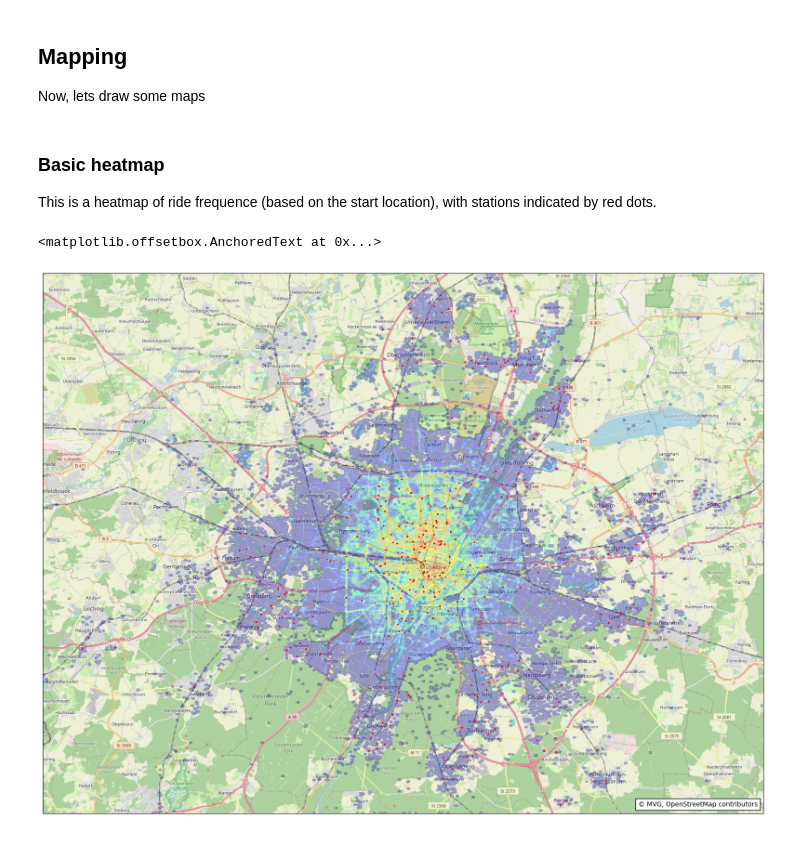
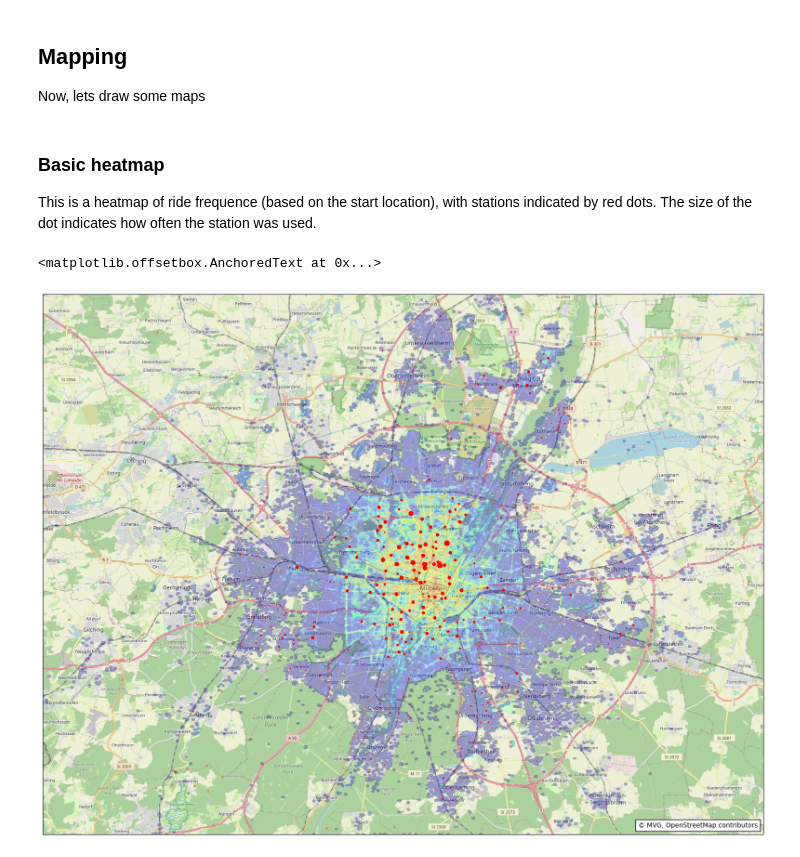
Before and after one commit to oefe/mvg-rad, a Jupyter notebook: mvg-rad.ipynb, the cells around one changed output. Cells and saved outputs as stored; diff of their text form; code cells hidden in the pictures.

Commit message:
Calculate and display station usage

```diff
--- a/mvg-rad.ipynb
+++ b/mvg-rad.ipynb
@@ -121,6 +121,7 @@ def get_stations(prefix: str):
             pl.first(f"{prefix}_lon").alias("lon"),
             pl.min("start_time"),
             pl.max("end_time"),
+            pl.len().alias(f"{prefix}_count")
         )
         .filter(
             pl.col("station") != "",
@@ -131,7 +132,7 @@ def get_stations(prefix: str):
 
 
 stations = (
-    pl.concat([get_stations("start"), get_stations("end")])
+    pl.concat([get_stations("start"), get_stations("end")],how="diagonal")
     .sort(pl.col("station"))
     .group_by("station")
     .agg(
@@ -139,7 +140,10 @@ stations = (
         pl.mean("lon"),
         pl.min("start_time"),
         pl.max("end_time"),
+        pl.sum("start_count"),
+        pl.sum("end_count"),
     )
+    .with_columns(count=pl.col("start_count") + pl.col("end_count"))
 ).sort("station")
 # %% [markdown]
 ## Basic investigations
@@ -308,36 +348,37 @@ Now, lets draw some maps
 ### Basic heatmap
 
 This is a heatmap of ride frequence (based on the start location), with stations indicated by red dots.
+The size of the dot indicates how often the station was used.
 # %%
 imagery = OSM(cache=True)
 
 fig = plt.figure(figsize=(20, 20))
 ax = fig.add_subplot(1, 1, 1, projection=imagery.crs)
 ax.set_extent([MIN_LON, MAX_LON, MIN_LAT, MAX_LAT], ccrs.PlateCarree())
 ax.add_image(imagery, 12)
 heatmap, _xedges, _yedges = np.histogram2d(
     all_rides["start_lon"],
     all_rides["start_lat"],
     bins=1000,
     range=((MIN_LON, MAX_LON), (MIN_LAT, MAX_LAT)),
 )
 
 logheatmap = np.arcsinh(heatmap)
 logheatmap = ndimage.gaussian_filter(logheatmap, 1.0, mode="nearest")
 lon = np.linspace(MIN_LON, MAX_LON, logheatmap.shape[0])
 lat = np.linspace(MIN_LAT, MAX_LAT, logheatmap.shape[1])
 logheatmap[logheatmap < 0.01] = None
 Lat, Lon = np.meshgrid(lat, lon)
 ax.pcolormesh(Lon, Lat, logheatmap, alpha=0.3, cmap="jet", transform=ccrs.PlateCarree())
 ax.scatter(
     x=stations["lon"],
     y=stations["lat"],
     transform=ccrs.Geodetic(),
-    s=3,
+    s=stations["count"]/1000,
     c="red",
 )
 attribution = AnchoredText("© MVG, OpenStreetMap contributors", loc="lower right")
 ax.add_artist(attribution)
 # %% [output]
 <matplotlib.offsetbox.AnchoredText at 0x...>
-[figure, old version]
+[figure, new version]
```
Also changed, not shown: parts of 2 cells of this notebook, 2 other files.
